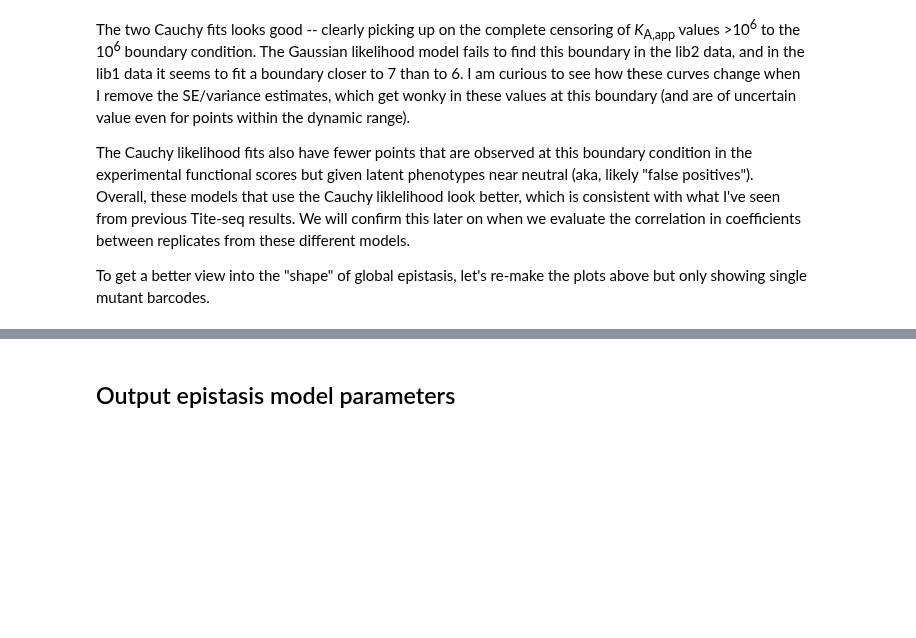
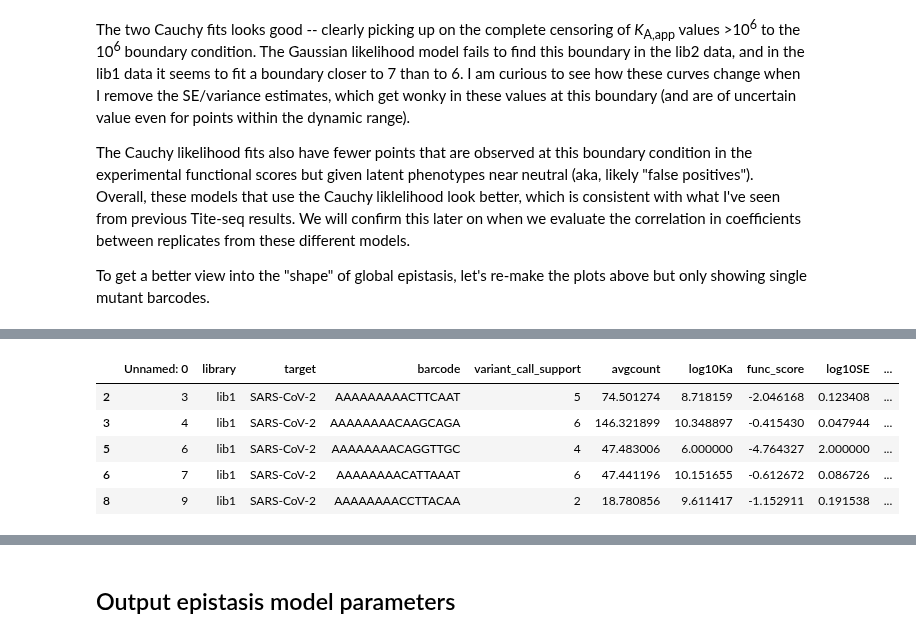
Before and after one commit to jbloomlab/SARS-CoV-2-RBD_DMS, a Jupyter notebook: global_epistasis_binding.ipynb, the cells around one changed output, grey strips where cells are left out. Saved outputs shown, nothing was run; the diff lists cells and outputs as text; code cells hidden in the pictures; blank space fills up the shorter version.

```diff
--- a/global_epistasis_binding.ipynb
+++ b/global_epistasis_binding.ipynb
@@ -293,3 +389,17 @@ func_scores_novar.head()
+# %%
+df_joint = pd.read_csv(config['Titeseq_Kds_file'])
+df_joint.rename(columns={'delta_log10Ka':'func_score'},inplace=True)
+df_joint['func_score_var'] = df_joint['log10SE']**2
+func_scores_joint = df_joint[pd.notnull(df_joint['func_score'])]
+func_scores_joint.fillna('',inplace=True)
+func_scores_joint.head()
+# %% [output]
+|  | Unnamed: 0 | library | target | barcode | variant_call_support | avgcount | log10Ka | func_score | log10SE | ... |
+| 2 | 3 | lib1 | SARS-CoV-2 | AAAAAAAAACTTCAAT | 5 | 74.501274 | 8.718159 | -2.046168 | 0.123408 | ... |
+| 3 | 4 | lib1 | SARS-CoV-2 | AAAAAAAACAAGCAGA | 6 | 146.321899 | 10.348897 | -0.415430 | 0.047944 | ... |
+| 5 | 6 | lib1 | SARS-CoV-2 | AAAAAAAACAGGTTGC | 4 | 47.483006 | 6.000000 | -4.764327 | 2.000000 | ... |
+| 6 | 7 | lib1 | SARS-CoV-2 | AAAAAAAACATTAAAT | 6 | 47.441196 | 10.151655 | -0.612672 | 0.086726 | ... |
+| 8 | 9 | lib1 | SARS-CoV-2 | AAAAAAAACCTTACAA | 2 | 18.780856 | 9.611417 | -1.152911 | 0.191538 | ... |
 # %%
 # NBVAL_IGNORE_OUTPUT
 
```
Also changed, not shown: parts of 24 cells of this notebook, 43 other files.
